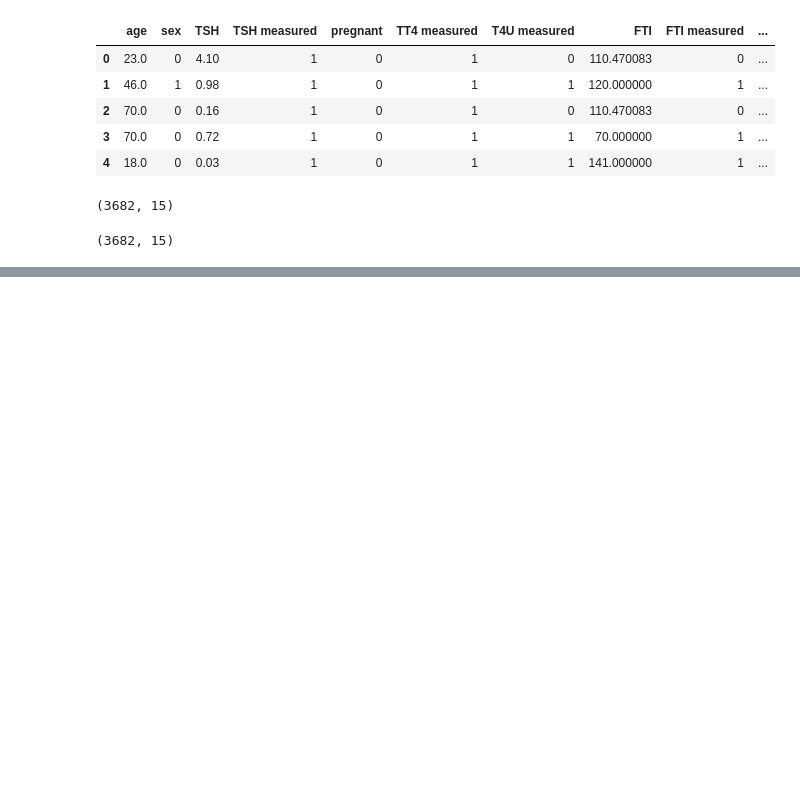
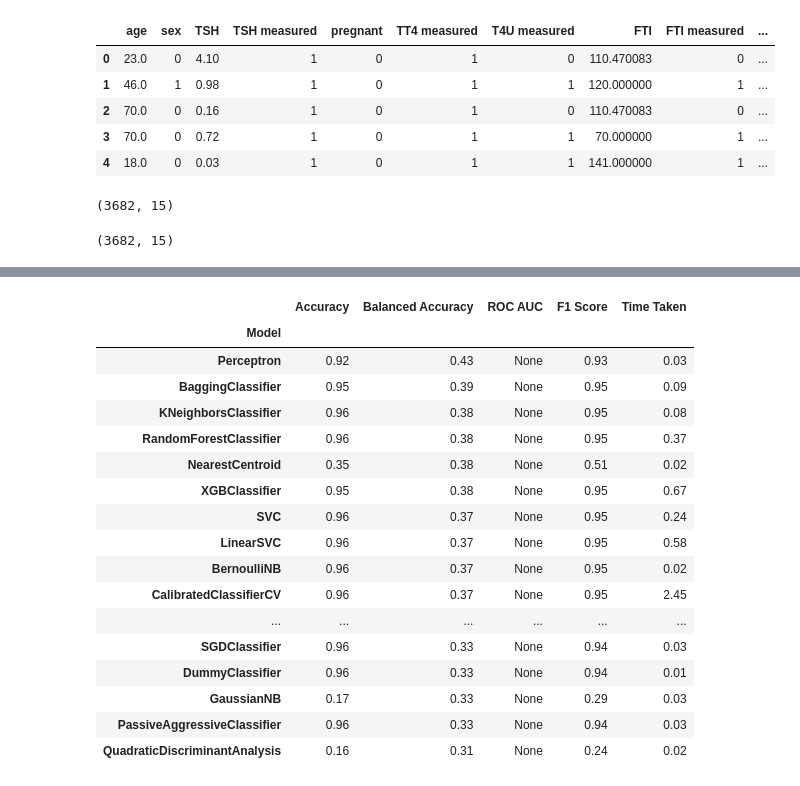
Before and after one commit to Ranjit-Singh-786/Thyroid-Disease_ML-Project, a Jupyter notebook: model Training.ipynb, the cells around one changed output, grey strips where cells are left out. Drawn from its saved outputs; the diff is of its cells as text; code cells hidden in the pictures; blank space fills up the shorter version.

```diff
--- a/model Training.ipynb
+++ b/model Training.ipynb
@@ -63,0 +119,7 @@ x_train,x_test,y_train,y_test = train_test_split(x,y,test_size=0.2,random_state=
+# %%
+x = without_scaled_data.drop(['labels','continues_target'],axis = 1)
+y = without_scaled_data['labels']
+# %%
+x_train,x_test,y_train,y_test = train_test_split(x,y,test_size=0.2,random_state=42)
+# %%
+lazyclasifier2 = LazyClassifier(verbose=0,ignore_warnings=True,custom_metric=accuracy_score)
@@ -63,0 +131,21 @@ x_train,x_test,y_train,y_test = train_test_split(x,y,test_size=0.2,random_state=
+# %%
+pd.DataFrame(models2)
+# %% [output]
+|  | Accuracy | Balanced Accuracy | ROC AUC | F1 Score | Time Taken |
+| Model |  |  |  |  |  |
+| Perceptron | 0.92 | 0.43 | None | 0.93 | 0.03 |
+| BaggingClassifier | 0.95 | 0.39 | None | 0.95 | 0.09 |
+| KNeighborsClassifier | 0.96 | 0.38 | None | 0.95 | 0.08 |
+| RandomForestClassifier | 0.96 | 0.38 | None | 0.95 | 0.37 |
+| NearestCentroid | 0.35 | 0.38 | None | 0.51 | 0.02 |
+| XGBClassifier | 0.95 | 0.38 | None | 0.95 | 0.67 |
+| SVC | 0.96 | 0.37 | None | 0.95 | 0.24 |
+| LinearSVC | 0.96 | 0.37 | None | 0.95 | 0.58 |
+| BernoulliNB | 0.96 | 0.37 | None | 0.95 | 0.02 |
+| CalibratedClassifierCV | 0.96 | 0.37 | None | 0.95 | 2.45 |
+| ... | ... | ... | ... | ... | ... |
+| SGDClassifier | 0.96 | 0.33 | None | 0.94 | 0.03 |
+| DummyClassifier | 0.96 | 0.33 | None | 0.94 | 0.01 |
+| GaussianNB | 0.17 | 0.33 | None | 0.29 | 0.03 |
+| PassiveAggressiveClassifier | 0.96 | 0.33 | None | 0.94 | 0.03 |
+| QuadraticDiscriminantAnalysis | 0.16 | 0.31 | None | 0.24 | 0.02 |
```
Also changed, not shown: parts of 23 cells of this notebook, 6 other files.
